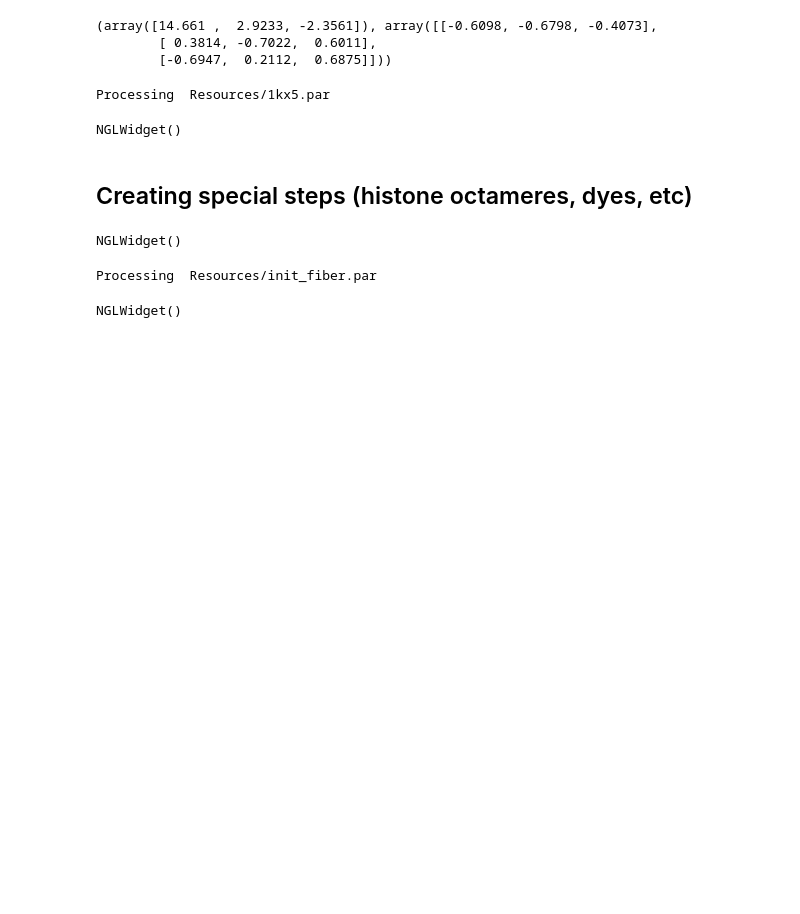
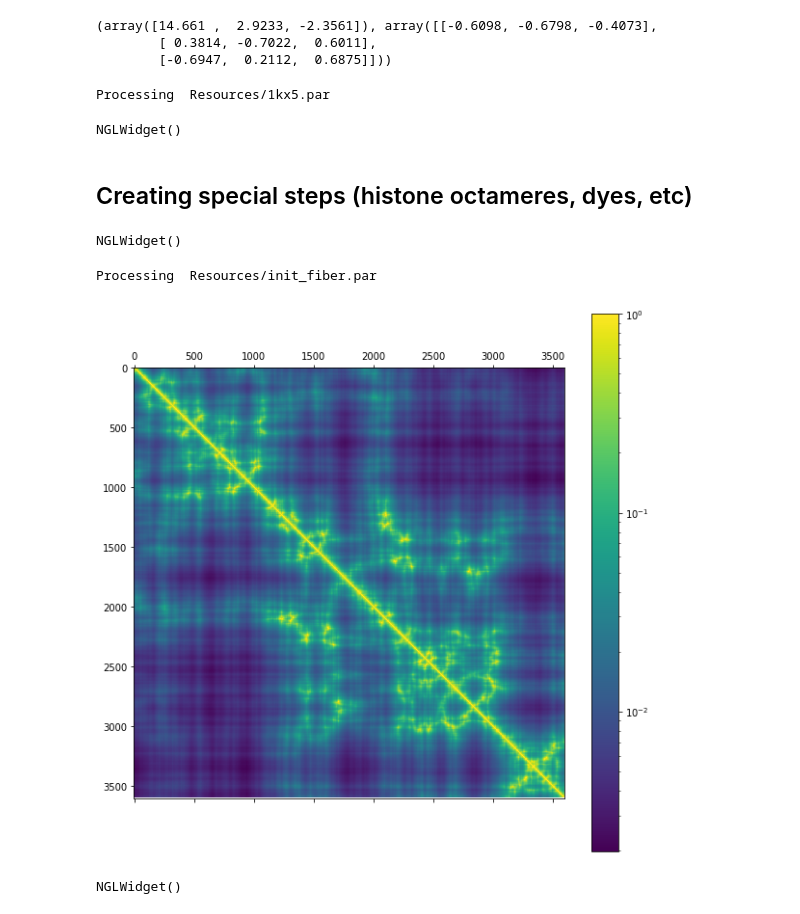
Before and after one commit to intbio/PyNAMod, a Jupyter notebook: Examples/real_space_to_step_params.ipynb, the cells around one changed output. Drawn from its saved outputs; the diff is of its cells as text; code cells hidden in the pictures; blank space fills up the shorter version.

```diff
--- a/Examples/real_space_to_step_params.ipynb
+++ b/Examples/real_space_to_step_params.ipynb
@@ -157,31 +157,44 @@ view
 NGLWidget()
 # %%
 header,pairtypes,full_par_frame=parse_bp_par_file('Resources/init_fiber.par')
-full_par_frame=np.tile(full_par_frame,(1,1))
-N=12*1
+full_par_frame=np.tile(full_par_frame,(300,1))
+N=12*300
 nps_length=147
 linker_length=40
 from pynamod.utils import get_movable_steps
 
 movable_steps=get_movable_steps([[i,i+linker_length+15] for i in (nps_length+linker_length)* np.arange(N)])
 
 for i in np.arange(5):
     full_par_frame[movable_steps,9:12]+=np.random.normal(0,1,size=full_par_frame[movable_steps,9:12].shape)
 
 
 bp_frames=rebuild_by_full_par_frame_numba(full_par_frame)
-view=show_ref_frames(bp_frames,arrows=False,diamonds=False,boxes=False)
 
 beads=[]
 for i in (nps_length+linker_length)* np.arange(N)+73+linker_length:
     full_par_frame
     o1 = bp_frames[i,3,:3]
     R1=bp_frames[i,:3,:3]
     mat,ori=get_obj_orientation_and_location(R1,o1,R2,of_vec)
     beads.extend(ori)
+octamers=np.array(beads).reshape((-1,3))
+from scipy.spatial.distance import cdist
+import matplotlib.pyplot as plt
+from matplotlib.colors import LogNorm
+plt.rcParams['figure.figsize'] = [10, 10]
+distances=cdist(octamers,octamers)
 
-view.shape.add_buffer('sphere',position=beads,color=[1,0,0]*(len(beads)//3),radius=[35]*(len(beads)//3))
-view
+contact_dist=500
+plt.matshow(1/(1+(distances/contact_dist)**2),norm=LogNorm())
+plt.colorbar()
+plt.show()
 # %% [output]
 Processing  Resources/init_fiber.par
-NGLWidget()
+[figure, added]
+# %%
+view=show_ref_frames(bp_frames,arrows=False,diamonds=False,boxes=False)
+view.shape.add_buffer('sphere',position=beads,color=[1,0,0]*(len(beads)//3),radius=[35]*(len(beads)//3))
+view
+# %% [output]
+NGLWidget()
```
Also changed, not shown: parts of 3 cells of this notebook, 2 other files.
